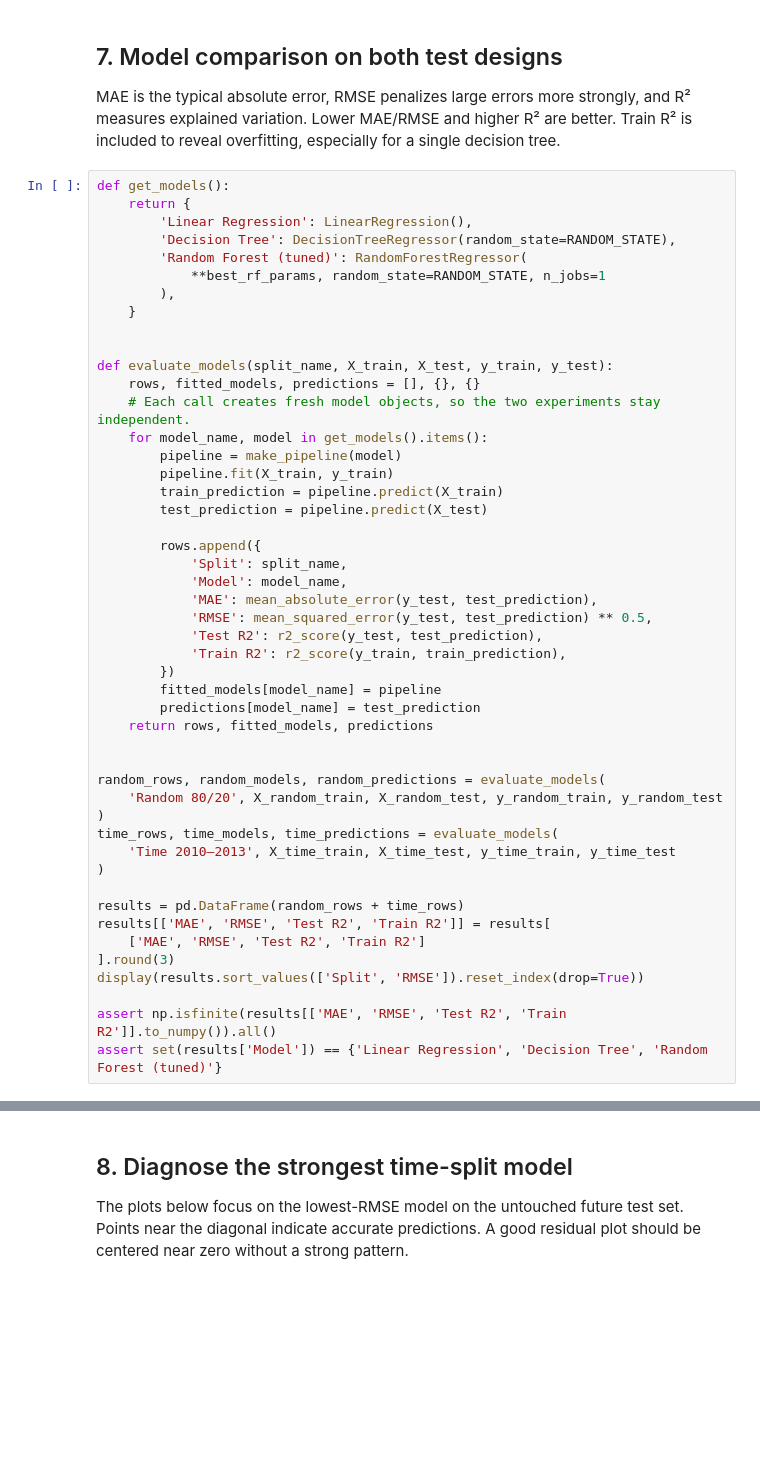
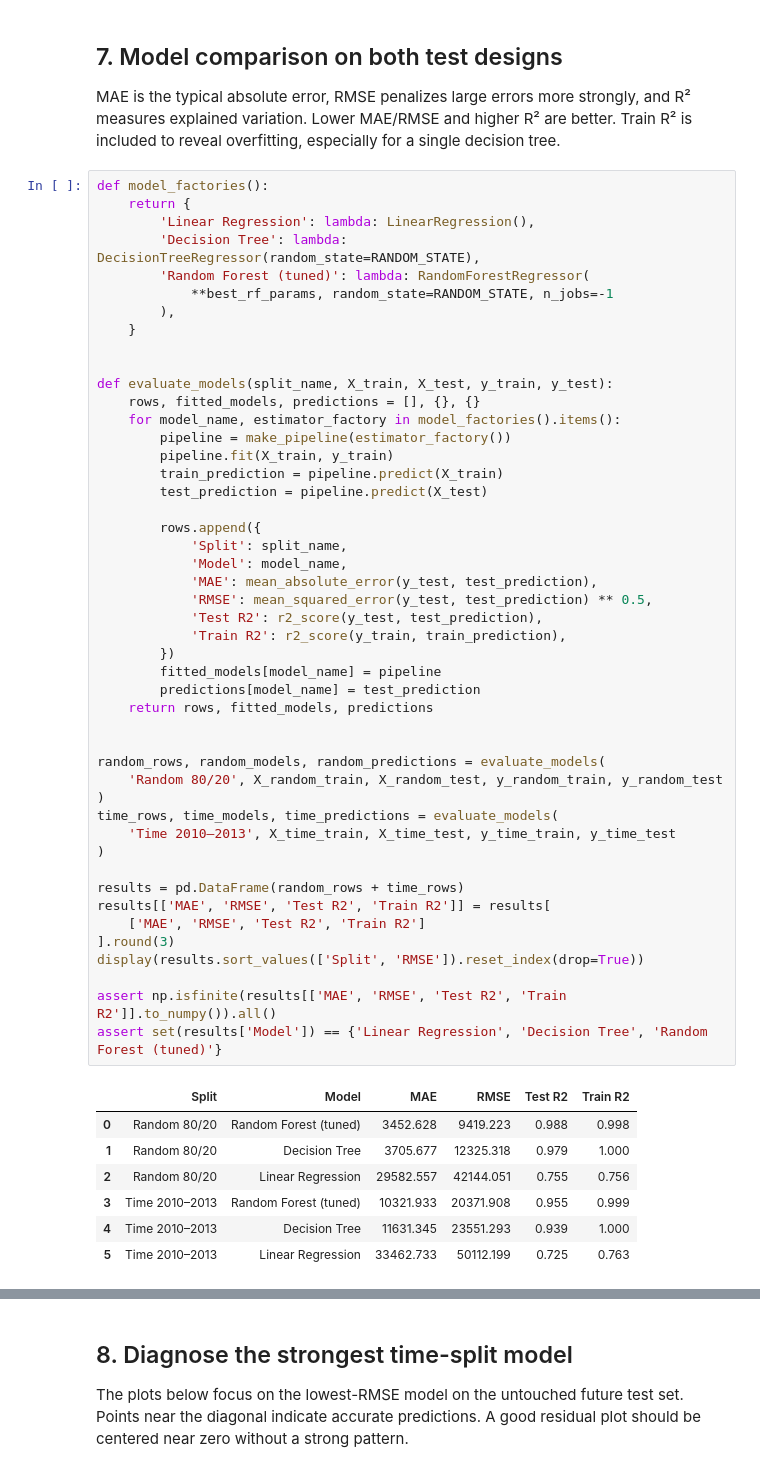
Before and after one commit to Nidhish01/Crop-Yield-Prediction, a Jupyter notebook: Crop_Yield_Prediction.ipynb, the cells around one changed output, grey strips where cells are left out. Drawn from its saved outputs; the diff is of its cells as text; blank space fills up the shorter version.

```diff
--- a/Crop_Yield_Prediction.ipynb
+++ b/Crop_Yield_Prediction.ipynb
@@ -224,53 +308,60 @@ display(cv_results.sort_values('rank_test_score').reset_index(drop=True))
 
 MAE is the typical absolute error, RMSE penalizes large errors more strongly, and R² measures explained variation. Lower MAE/RMSE and higher R² are better. Train R² is included to reveal overfitting, especially for a single decision tree.
 # %%
-def get_models():
+def model_factories():
     return {
-        'Linear Regression': LinearRegression(),
-        'Decision Tree': DecisionTreeRegressor(random_state=RANDOM_STATE),
-        'Random Forest (tuned)': RandomForestRegressor(
-            **best_rf_params, random_state=RANDOM_STATE, n_jobs=1
+        'Linear Regression': lambda: LinearRegression(),
+        'Decision Tree': lambda: DecisionTreeRegressor(random_state=RANDOM_STATE),
+        'Random Forest (tuned)': lambda: RandomForestRegressor(
+            **best_rf_params, random_state=RANDOM_STATE, n_jobs=-1
         ),
     }
 
 
 def evaluate_models(split_name, X_train, X_test, y_train, y_test):
     rows, fitted_models, predictions = [], {}, {}
-    # Each call creates fresh model objects, so the two experiments stay independent.
-    for model_name, model in get_models().items():
-        pipeline = make_pipeline(model)
+    for model_name, estimator_factory in model_factories().items():
+        pipeline = make_pipeline(estimator_factory())
         pipeline.fit(X_train, y_train)
         train_prediction = pipeline.predict(X_train)
         test_prediction = pipeline.predict(X_test)
 
         rows.append({
             'Split': split_name,
             'Model': model_name,
             'MAE': mean_absolute_error(y_test, test_prediction),
             'RMSE': mean_squared_error(y_test, test_prediction) ** 0.5,
             'Test R2': r2_score(y_test, test_prediction),
             'Train R2': r2_score(y_train, train_prediction),
         })
         fitted_models[model_name] = pipeline
         predictions[model_name] = test_prediction
     return rows, fitted_models, predictions
 
 
 random_rows, random_models, random_predictions = evaluate_models(
     'Random 80/20', X_random_train, X_random_test, y_random_train, y_random_test
 )
 time_rows, time_models, time_predictions = evaluate_models(
     'Time 2010–2013', X_time_train, X_time_test, y_time_train, y_time_test
 )
 
 results = pd.DataFrame(random_rows + time_rows)
 results[['MAE', 'RMSE', 'Test R2', 'Train R2']] = results[
     ['MAE', 'RMSE', 'Test R2', 'Train R2']
 ].round(3)
 display(results.sort_values(['Split', 'RMSE']).reset_index(drop=True))
 
 assert np.isfinite(results[['MAE', 'RMSE', 'Test R2', 'Train R2']].to_numpy()).all()
 assert set(results['Model']) == {'Linear Regression', 'Decision Tree', 'Random Forest (tuned)'}
+# %% [output]
+|  | Split | Model | MAE | RMSE | Test R2 | Train R2 |
+| 0 | Random 80/20 | Random Forest (tuned) | 3452.628 | 9419.223 | 0.988 | 0.998 |
+| 1 | Random 80/20 | Decision Tree | 3705.677 | 12325.318 | 0.979 | 1.000 |
+| 2 | Random 80/20 | Linear Regression | 29582.557 | 42144.051 | 0.755 | 0.756 |
+| 3 | Time 2010–2013 | Random Forest (tuned) | 10321.933 | 20371.908 | 0.955 | 0.999 |
+| 4 | Time 2010–2013 | Decision Tree | 11631.345 | 23551.293 | 0.939 | 1.000 |
+| 5 | Time 2010–2013 | Linear Regression | 33462.733 | 50112.199 | 0.725 | 0.763 |
 # %%
 fig, axes = plt.subplots(1, 3, figsize=(18, 5))
 for ax, metric in zip(axes, ['MAE', 'RMSE', 'Test R2']):
```
Also changed, not shown: parts of 14 cells of this notebook, 2 other files.
